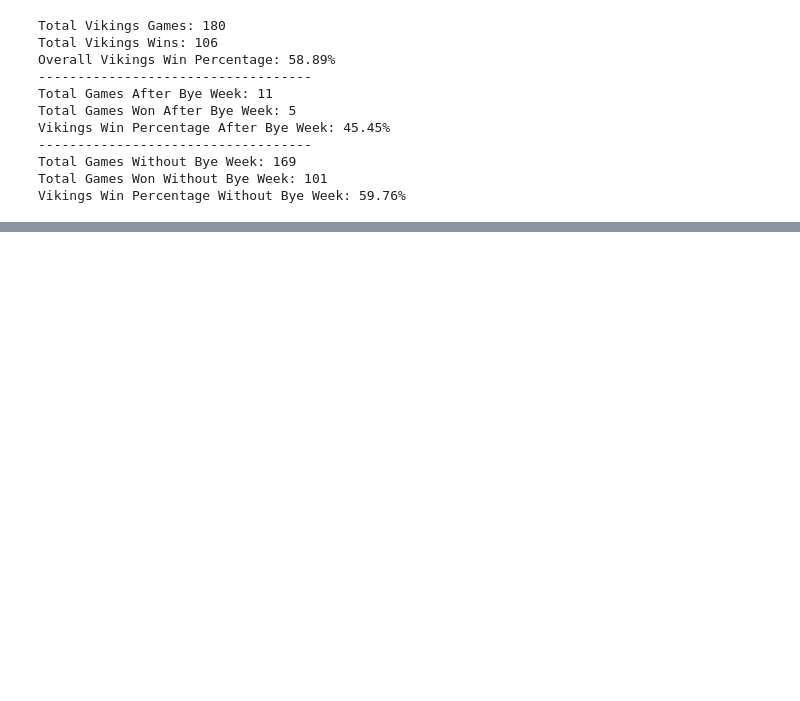
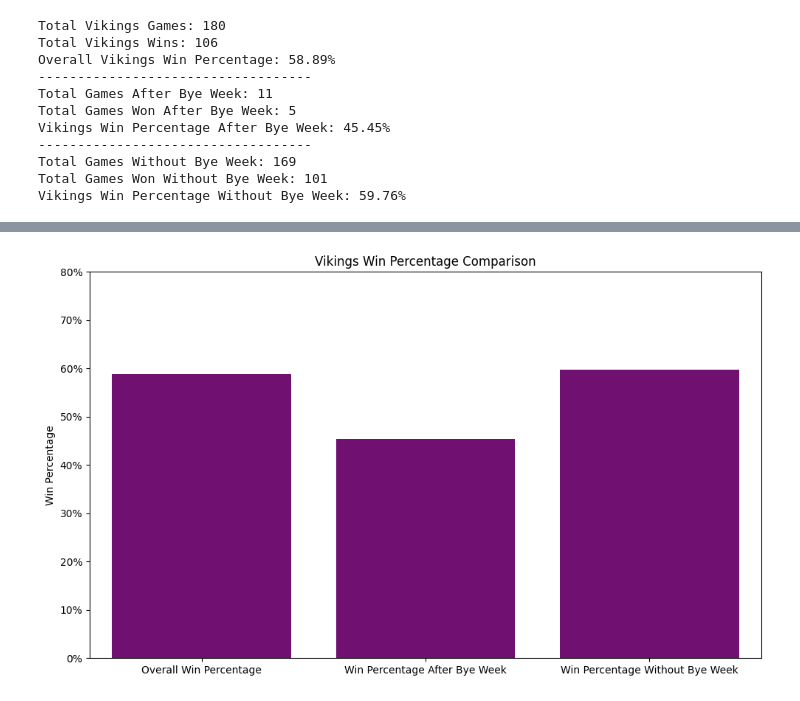
Before and after one commit to jtmuraski/nfl-analytics, a Jupyter notebook: ByeWeekAnalysis.ipynb, the cells around one changed output, grey strips where cells are left out. Drawn from its saved outputs; the diff is of its cells as text; code cells hidden in the pictures; blank space fills up the shorter version.

Commit message:
Added Visualizations

```diff
--- a/ByeWeekAnalysis.ipynb
+++ b/ByeWeekAnalysis.ipynb
@@ -172,0 +178,22 @@ print(winRateData)
+# %%
+# Make a bar chart to compare the win percentages
+
+# Initialize the plot
+plt.figure(figsize=(10, 6))
+sns.barplot(x='Category', y='Win Percentage', data=winRateData, color='purple')
+
+plt.title('Vikings Win Percentage Comparison')
+plt.ylabel('Win Percentage')
+plt.xlabel('')
+
+# Format the Y-axis to show percentages
+plt.gca().yaxis.set_major_formatter(plt.matplotlib.ticker.PercentFormatter(xmax=1))
+
+# Properly scale the Y-axis to show from 0% to 80%
+plt.ylim(0, 0.80)
+
+# Show the plot
+plt.tight_layout()
+plt.show()
+# %% [output]
+[figure, added]
```
Also changed, not shown: parts of 3 cells of this notebook.
